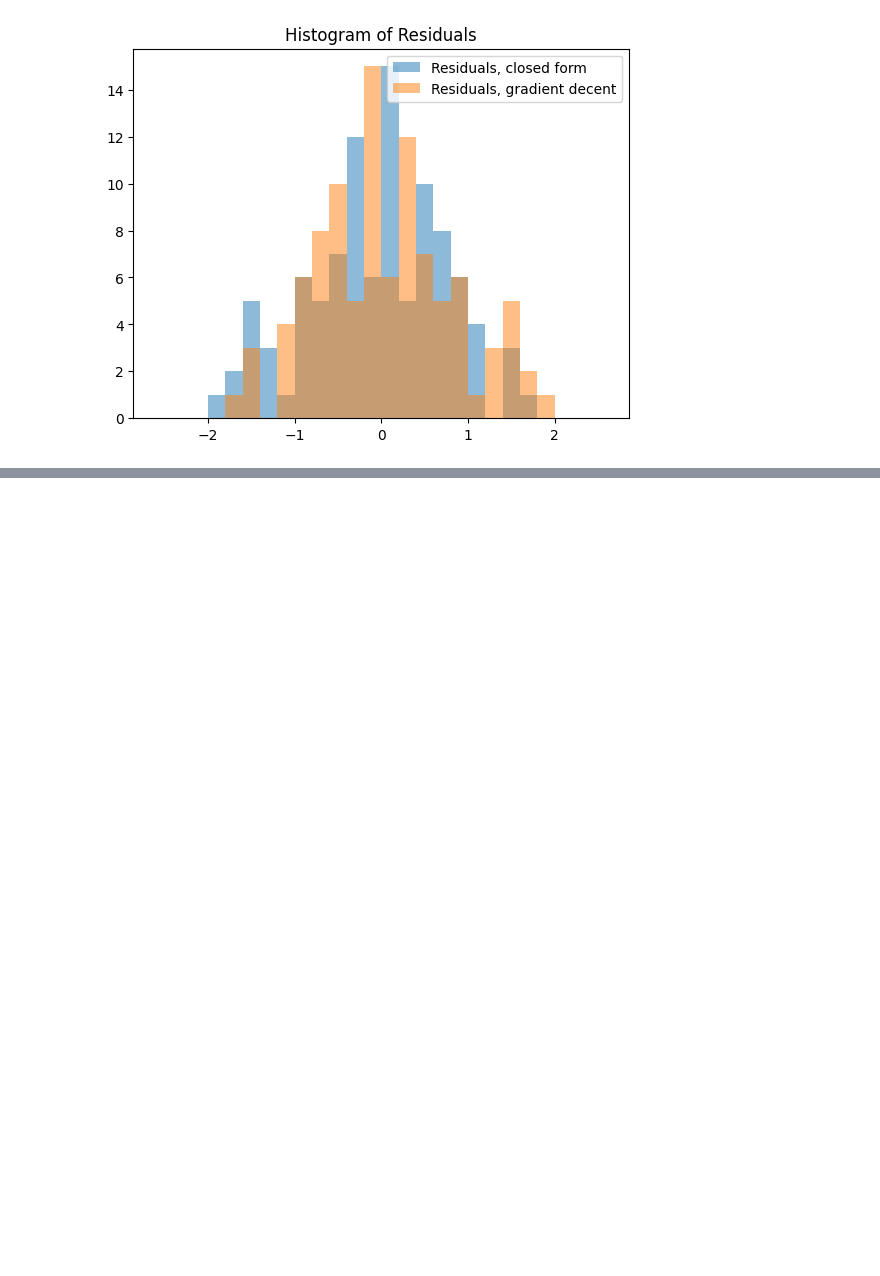
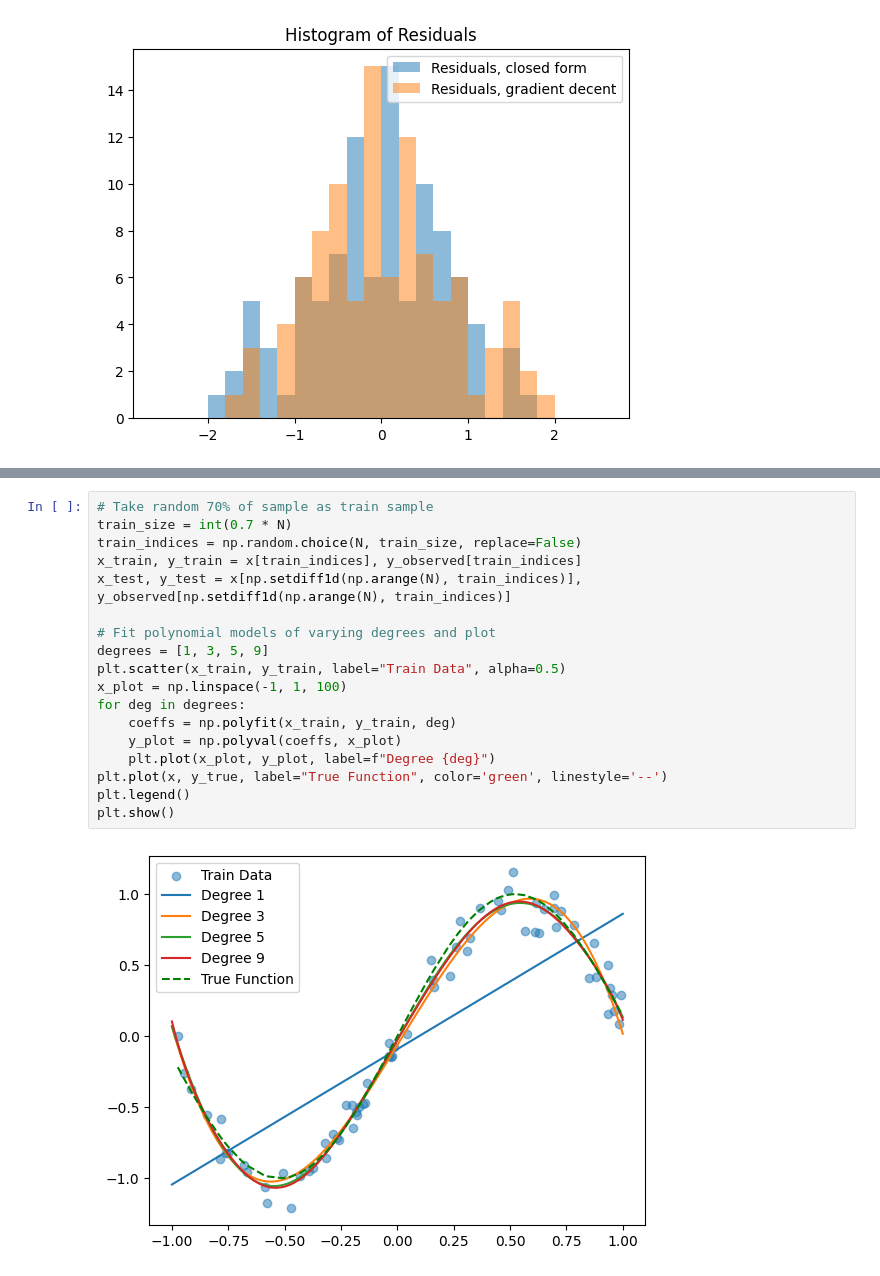
Before and after one commit to ninanikitina/quant-ml-sprint, a Jupyter notebook: notebooks/01_bias_variance_clt.ipynb, the cells around one changed output, grey strips where cells are left out. Drawn from its saved outputs; the diff is of its cells as text; blank space fills up the shorter version.

```diff
--- a/notebooks/01_bias_variance_clt.ipynb
+++ b/notebooks/01_bias_variance_clt.ipynb
@@ -59,0 +101,20 @@ plt.show()
+# %%
+# Take random 70% of sample as train sample
+train_size = int(0.7 * N)
+train_indices = np.random.choice(N, train_size, replace=False)
+x_train, y_train = x[train_indices], y_observed[train_indices]
+x_test, y_test = x[np.setdiff1d(np.arange(N), train_indices)], y_observed[np.setdiff1d(np.arange(N), train_indices)]
+
+# Fit polynomial models of varying degrees and plot
+degrees = [1, 3, 5, 9]
+plt.scatter(x_train, y_train, label="Train Data", alpha=0.5)
+x_plot = np.linspace(-1, 1, 100)
+for deg in degrees:
+    coeffs = np.polyfit(x_train, y_train, deg)
+    y_plot = np.polyval(coeffs, x_plot)
+    plt.plot(x_plot, y_plot, label=f"Degree {deg}")
+plt.plot(x, y_true, label="True Function", color='green', linestyle='--')
+plt.legend()
+plt.show()
+# %% [output]
+[figure, added]
```
Also changed, not shown: parts of 6 cells of this notebook.
